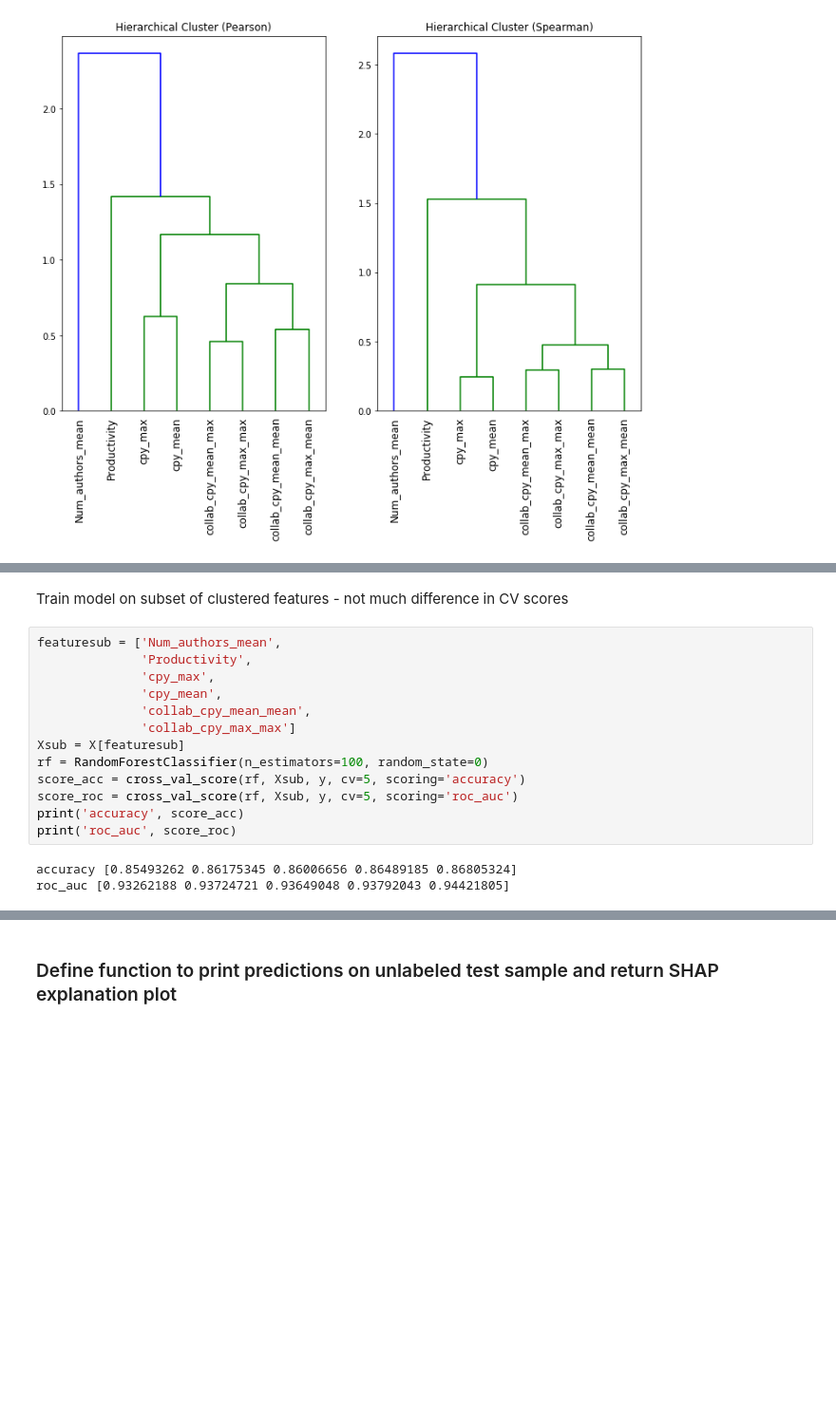
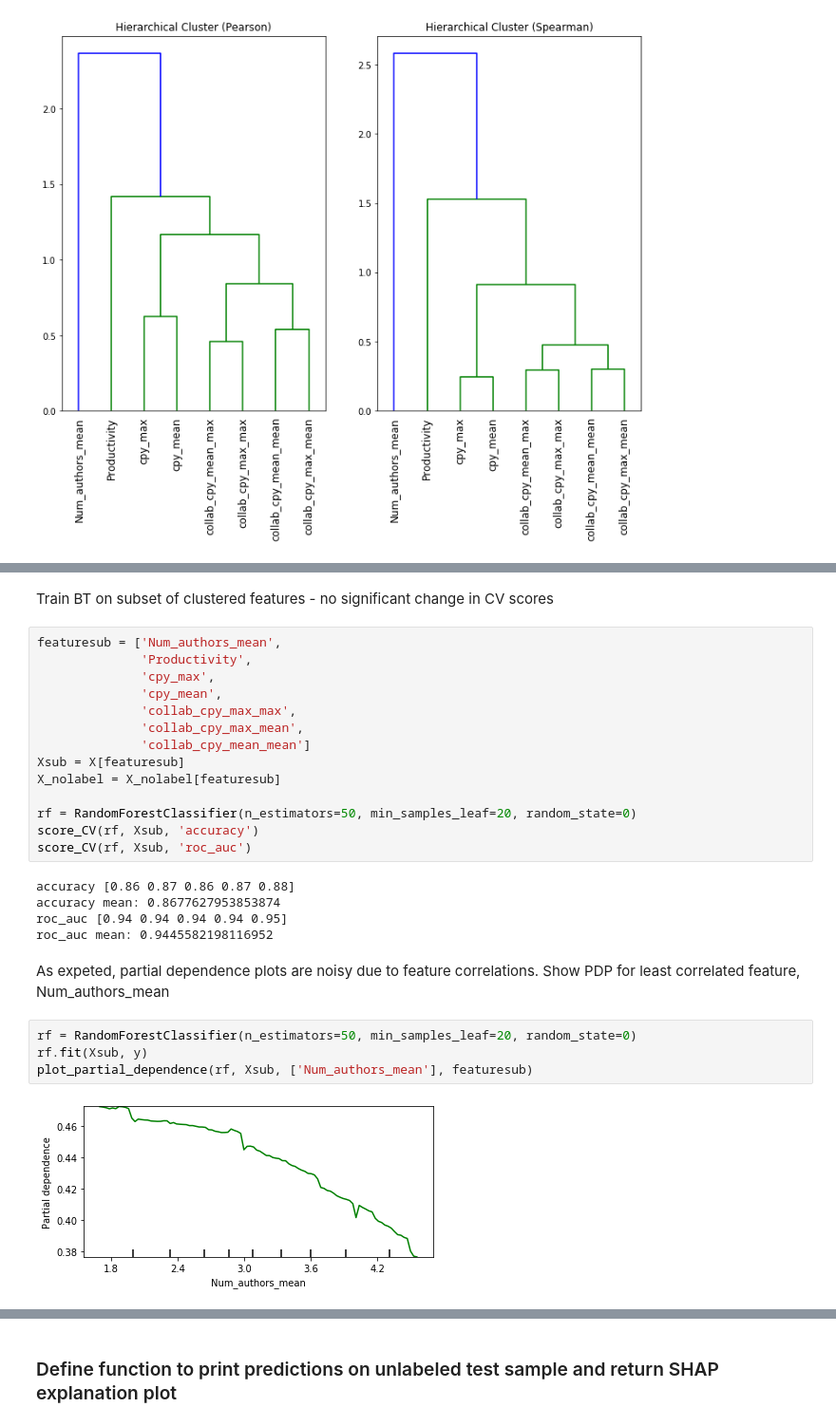
Before and after one commit to vijayoct27/physics-churn, a Jupyter notebook: inspire_model.ipynb, the cells around one changed output, grey strips where cells are left out. Shown at 95% size. Drawn from its saved outputs; the diff is of its cells as text; blank space fills up the shorter version.

```diff
--- a/inspire_model.ipynb
+++ b/inspire_model.ipynb
@@ -195,19 +249,31 @@ plot_partial_dependence(rf, X, ['Num_authors_mean', 'Productivity'], features)
 # %% [markdown]
-Train model on subset of clustered features - not much difference in CV scores
+Train BT on subset of clustered features - no significant change in CV scores
 # %%
 featuresub = ['Num_authors_mean',
               'Productivity',
               'cpy_max',
               'cpy_mean',
-              'collab_cpy_mean_mean',
-              'collab_cpy_max_max']
+              'collab_cpy_max_max',
+              'collab_cpy_max_mean',
+              'collab_cpy_mean_mean']
 Xsub = X[featuresub]
-rf = RandomForestClassifier(n_estimators=100, random_state=0)
-score_acc = cross_val_score(rf, Xsub, y, cv=5, scoring='accuracy')
-score_roc = cross_val_score(rf, Xsub, y, cv=5, scoring='roc_auc')
-print('accuracy', score_acc)
-print('roc_auc', score_roc)
+X_nolabel = X_nolabel[featuresub]
+
+rf = RandomForestClassifier(n_estimators=50, min_samples_leaf=20, random_state=0)
+score_CV(rf, Xsub, 'accuracy')
+score_CV(rf, Xsub, 'roc_auc')
 # %% [output]
-accuracy [0.85493262 0.86175345 0.86006656 0.86489185 0.86805324]
-roc_auc [0.93262188 0.93724721 0.93649048 0.93792043 0.94421805]
+accuracy [0.86 0.87 0.86 0.87 0.88]
+accuracy mean: 0.8677627953853874
+roc_auc [0.94 0.94 0.94 0.94 0.95]
+roc_auc mean: 0.9445582198116952
+# %% [markdown]
+As expeted, partial dependence plots are noisy due to feature correlations.
+Show PDP for least correlated feature, Num_authors_mean
+# %%
+rf = RandomForestClassifier(n_estimators=50, min_samples_leaf=20, random_state=0)
+rf.fit(Xsub, y)
+plot_partial_dependence(rf, Xsub, ['Num_authors_mean'], featuresub)
+# %% [output]
+[figure, added]
 # %% [markdown]
```
Also changed, not shown: parts of 33 cells of this notebook.
